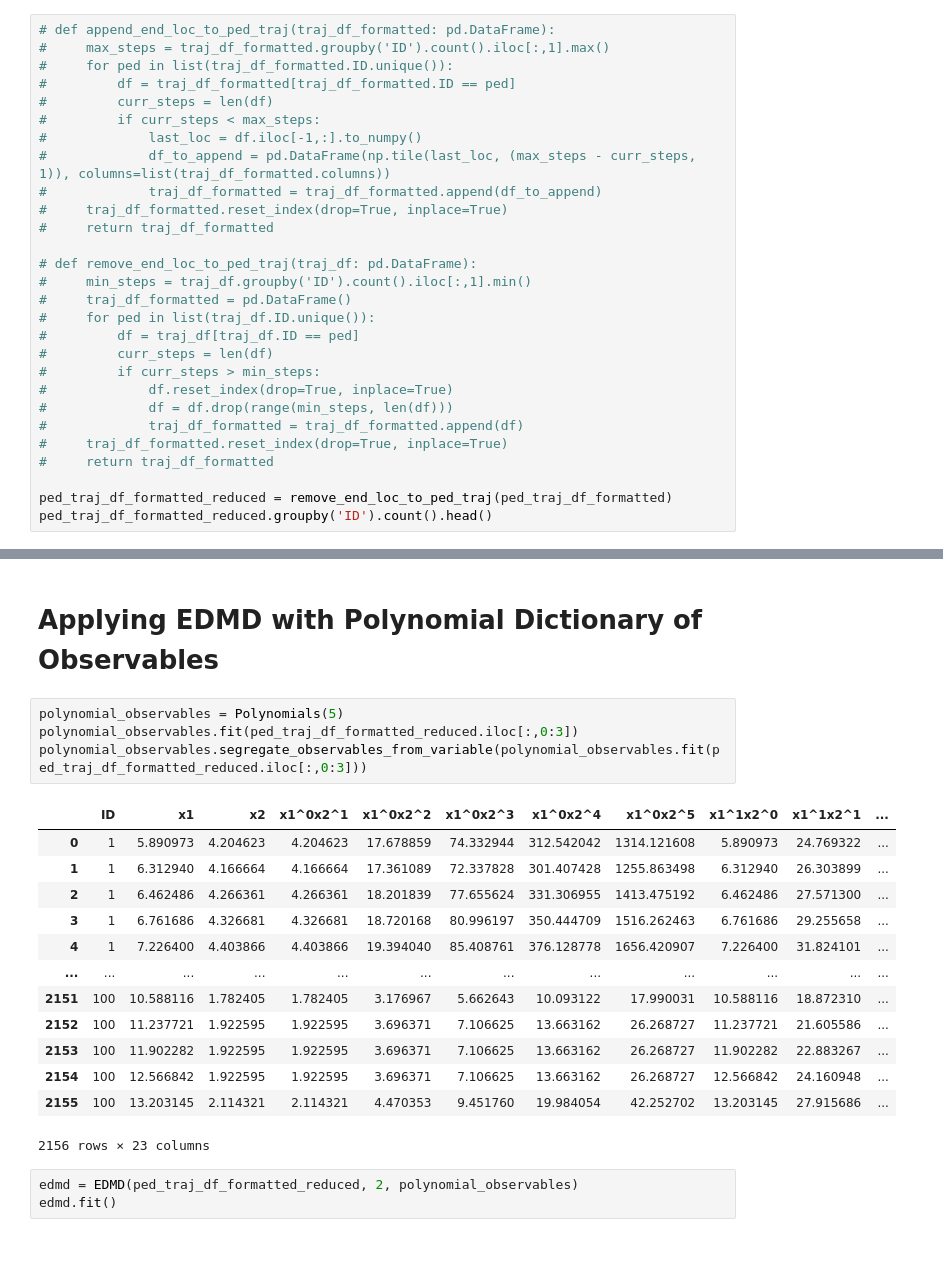
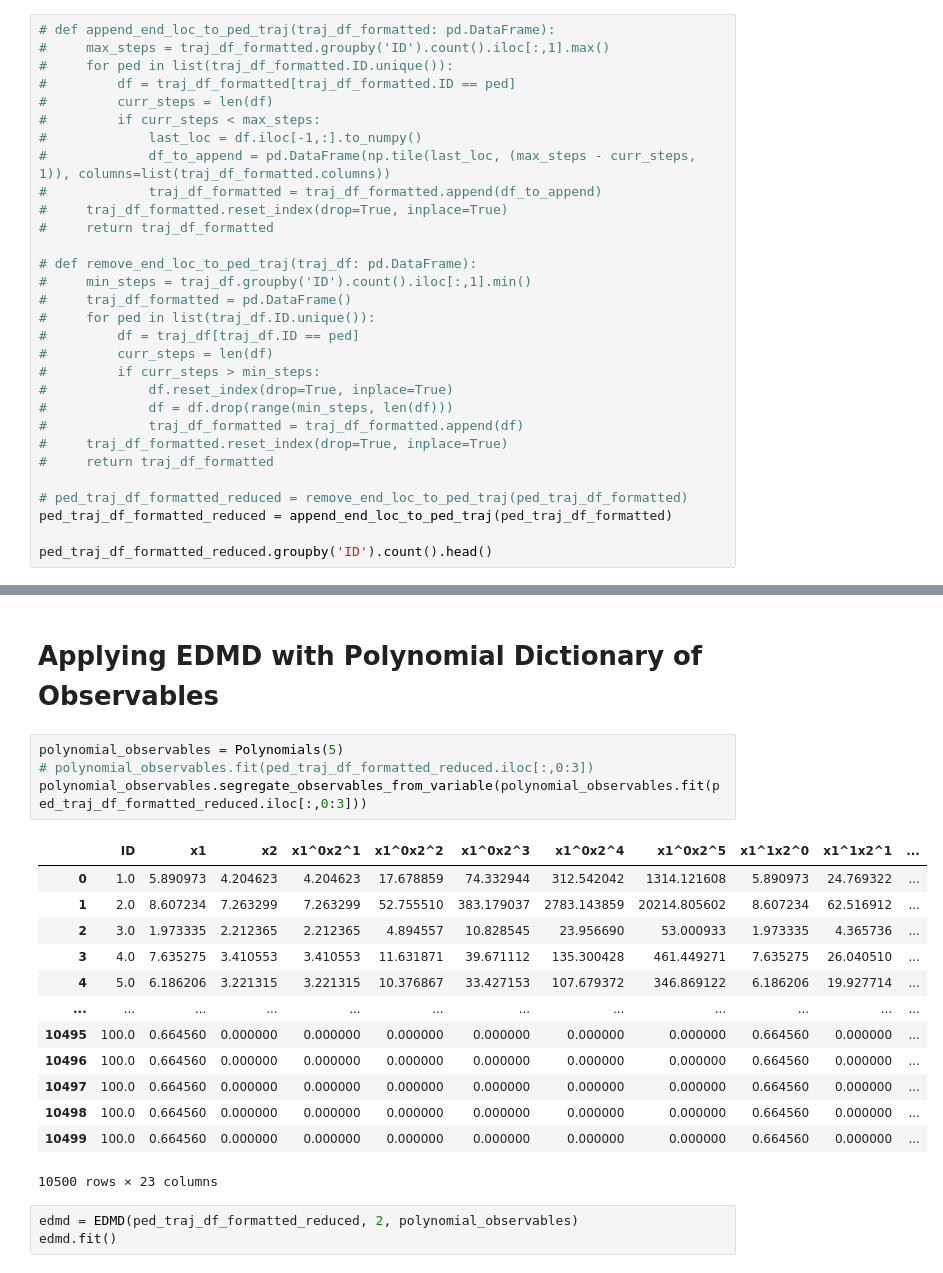
Before and after one commit to waleedbinkhalid74/ml_cms_final_project, a Jupyter notebook: ml_cms_final_proj_task_5.ipynb, the cells around one changed output, grey strips where cells are left out. Drawn from its saved outputs; the diff is of its cells as text.

```diff
--- a/ml_cms_final_proj_task_5.ipynb
+++ b/ml_cms_final_proj_task_5.ipynb
@@ -120,7 +117,9 @@ ped_traj_df_formatted.groupby('ID').count().head()
 #     traj_df_formatted.reset_index(drop=True, inplace=True)
 #     return traj_df_formatted
 
-ped_traj_df_formatted_reduced = remove_end_loc_to_ped_traj(ped_traj_df_formatted)
+# ped_traj_df_formatted_reduced = remove_end_loc_to_ped_traj(ped_traj_df_formatted)
+ped_traj_df_formatted_reduced = append_end_loc_to_ped_traj(ped_traj_df_formatted)
+
 ped_traj_df_formatted_reduced.groupby('ID').count().head()
 # %% [output]
 |  | x1 | x2 | y1 | y2 |
@@ -148,22 +161,22 @@ axs[1].set_xlabel('x'), axs[1].set_ylabel('y'), axs[1].set_title("Center of Grav
 # Applying EDMD with Polynomial Dictionary of Observables
 # %%
 polynomial_observables = Polynomials(5)
-polynomial_observables.fit(ped_traj_df_formatted_reduced.iloc[:,0:3])
+# polynomial_observables.fit(ped_traj_df_formatted_reduced.iloc[:,0:3])
 polynomial_observables.segregate_observables_from_variable(polynomial_observables.fit(ped_traj_df_formatted_reduced.iloc[:,0:3]))
 # %% [output]
 |  | ID | x1 | x2 | x1^0x2^1 | x1^0x2^2 | x1^0x2^3 | x1^0x2^4 | x1^0x2^5 | x1^1x2^0 | x1^1x2^1 | ... |
-| 0 | 1 | 5.890973 | 4.204623 | 4.204623 | 17.678859 | 74.332944 | 312.542042 | 1314.121608 | 5.890973 | 24.769322 | ... |
-| 1 | 1 | 6.312940 | 4.166664 | 4.166664 | 17.361089 | 72.337828 | 301.407428 | 1255.863498 | 6.312940 | 26.303899 | ... |
-| 2 | 1 | 6.462486 | 4.266361 | 4.266361 | 18.201839 | 77.655624 | 331.306955 | 1413.475192 | 6.462486 | 27.571300 | ... |
-| 3 | 1 | 6.761686 | 4.326681 | 4.326681 | 18.720168 | 80.996197 | 350.444709 | 1516.262463 | 6.761686 | 29.255658 | ... |
-| 4 | 1 | 7.226400 | 4.403866 | 4.403866 | 19.394040 | 85.408761 | 376.128778 | 1656.420907 | 7.226400 | 31.824101 | ... |
+| 0 | 1.0 | 5.890973 | 4.204623 | 4.204623 | 17.678859 | 74.332944 | 312.542042 | 1314.121608 | 5.890973 | 24.769322 | ... |
+| 1 | 2.0 | 8.607234 | 7.263299 | 7.263299 | 52.755510 | 383.179037 | 2783.143859 | 20214.805602 | 8.607234 | 62.516912 | ... |
+| 2 | 3.0 | 1.973335 | 2.212365 | 2.212365 | 4.894557 | 10.828545 | 23.956690 | 53.000933 | 1.973335 | 4.365736 | ... |
+| 3 | 4.0 | 7.635275 | 3.410553 | 3.410553 | 11.631871 | 39.671112 | 135.300428 | 461.449271 | 7.635275 | 26.040510 | ... |
+| 4 | 5.0 | 6.186206 | 3.221315 | 3.221315 | 10.376867 | 33.427153 | 107.679372 | 346.869122 | 6.186206 | 19.927714 | ... |
 | ... | ... | ... | ... | ... | ... | ... | ... | ... | ... | ... | ... |
-| 2151 | 100 | 10.588116 | 1.782405 | 1.782405 | 3.176967 | 5.662643 | 10.093122 | 17.990031 | 10.588116 | 18.872310 | ... |
-| 2152 | 100 | 11.237721 | 1.922595 | 1.922595 | 3.696371 | 7.106625 | 13.663162 | 26.268727 | 11.237721 | 21.605586 | ... |
-| 2153 | 100 | 11.902282 | 1.922595 | 1.922595 | 3.696371 | 7.106625 | 13.663162 | 26.268727 | 11.902282 | 22.883267 | ... |
-| 2154 | 100 | 12.566842 | 1.922595 | 1.922595 | 3.696371 | 7.106625 | 13.663162 | 26.268727 | 12.566842 | 24.160948 | ... |
-| 2155 | 100 | 13.203145 | 2.114321 | 2.114321 | 4.470353 | 9.451760 | 19.984054 | 42.252702 | 13.203145 | 27.915686 | ... |
+| 10495 | 100.0 | 0.664560 | 0.000000 | 0.000000 | 0.000000 | 0.000000 | 0.000000 | 0.000000 | 0.664560 | 0.000000 | ... |
+| 10496 | 100.0 | 0.664560 | 0.000000 | 0.000000 | 0.000000 | 0.000000 | 0.000000 | 0.000000 | 0.664560 | 0.000000 | ... |
+| 10497 | 100.0 | 0.664560 | 0.000000 | 0.000000 | 0.000000 | 0.000000 | 0.000000 | 0.000000 | 0.664560 | 0.000000 | ... |
+| 10498 | 100.0 | 0.664560 | 0.000000 | 0.000000 | 0.000000 | 0.000000 | 0.000000 | 0.000000 | 0.664560 | 0.000000 | ... |
+| 10499 | 100.0 | 0.664560 | 0.000000 | 0.000000 | 0.000000 | 0.000000 | 0.000000 | 0.000000 | 0.664560 | 0.000000 | ... |
-2156 rows × 23 columns
+10500 rows × 23 columns
 # %%
 edmd = EDMD(ped_traj_df_formatted_reduced, 2, polynomial_observables)
 edmd.fit()
```
Also changed, not shown: parts of 7 cells of this notebook, 2 other files.
